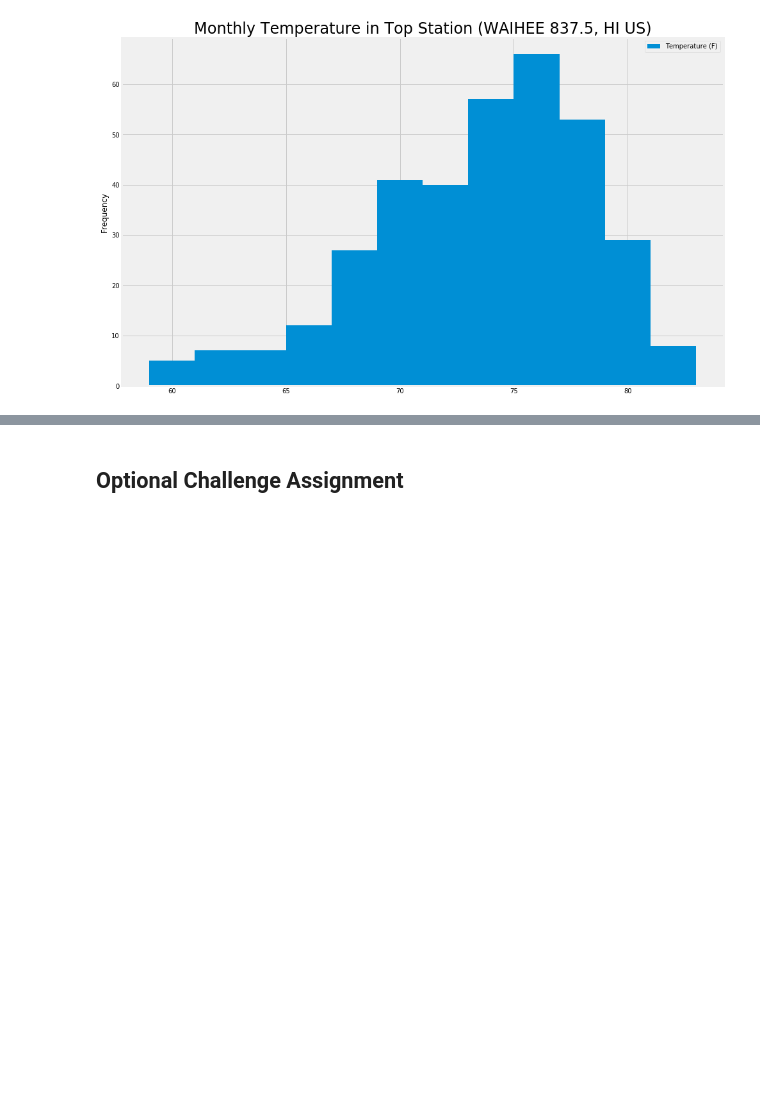
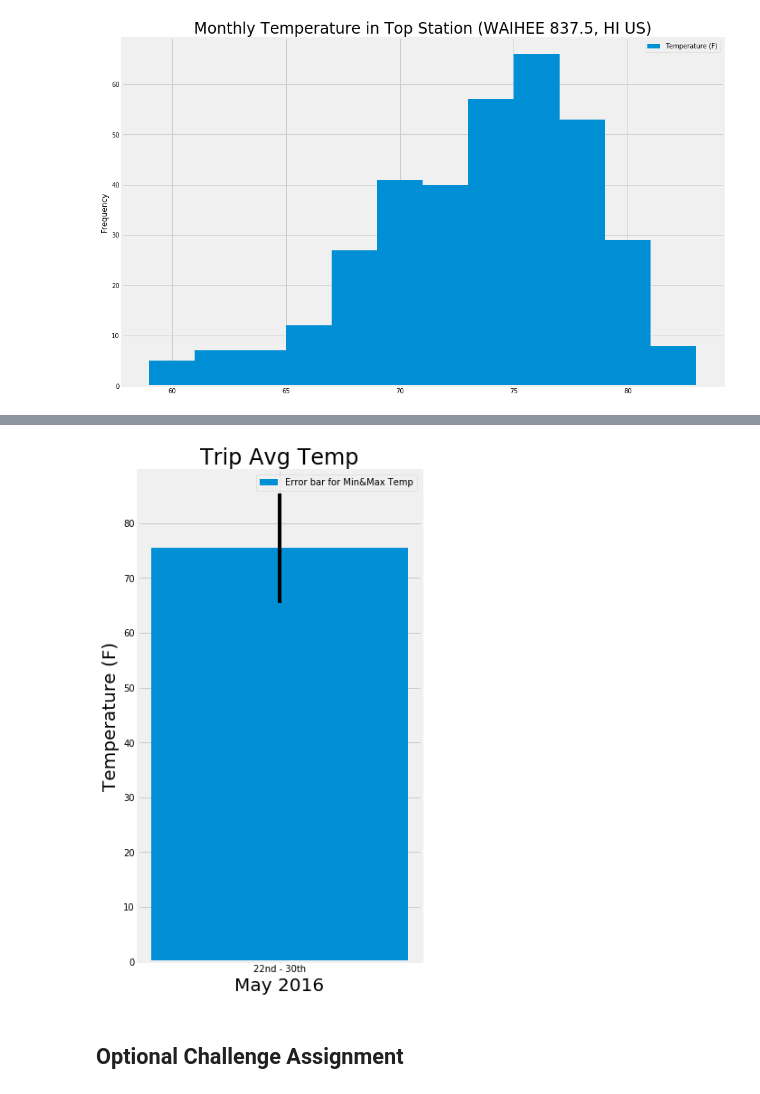
Before and after one commit to deottoni/Climate_Analysis, a Jupyter notebook: climate_analysis.ipynb, the cells around one changed output, grey strips where cells are left out. Cells and saved outputs as stored; diff of their text form; code cells hidden in the pictures; blank space fills up the shorter version.

```diff
--- a/climate_analysis.ipynb
+++ b/climate_analysis.ipynb
@@ -228,3 +260,19 @@ print(calc_temps('2012-02-28', '2012-03-05'))
+# %%
+# store average of the whole period
+dates_temp_avg = dates_temp_df['tavg'].mean()
+# %%
+#Plot the total Avg Temp for My Trip
+plt.figure(figsize=[5, 10])
+plt.bar("22nd - 30th", dates_temp_avg, yerr=10, label='Error bar for Min&Max Temp')
+plt.ylabel('Temperature (F)', fontsize=20)
+plt.xlabel("May 2016",fontsize=20)
+plt.title('Trip Avg Temp', fontsize=24)
+plt.legend()
+
+
+plt.show()
+# %% [output]
+[figure, added]
 # %%
 # Calculate the total amount of rainfall per weather station for your trip dates using the previous year's matching dates.
 # Sort this in descending order by precipitation amount and list the station, name, latitude, longitude, and elevation
```
Also changed, not shown: parts of 7 cells of this notebook.
